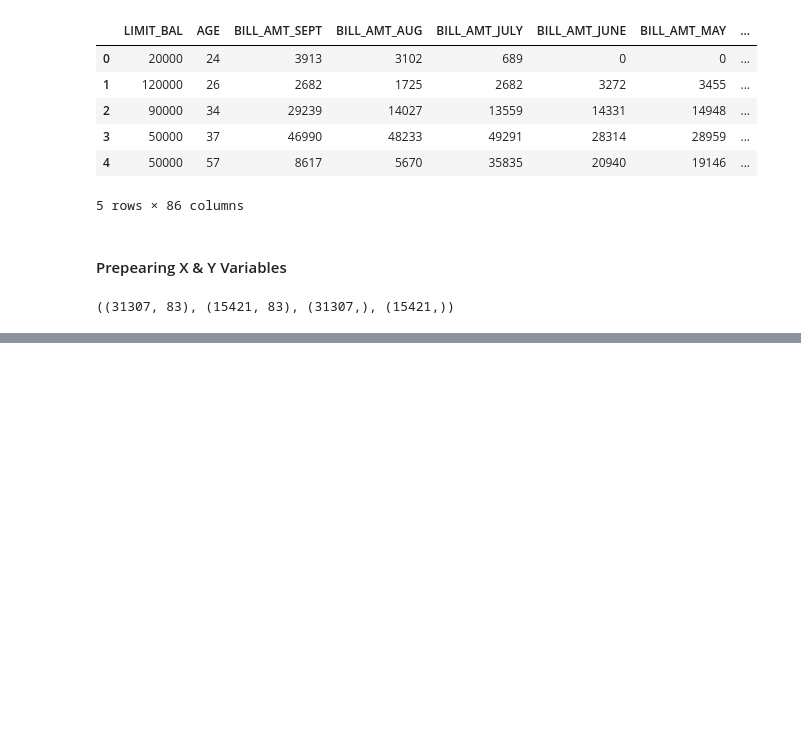
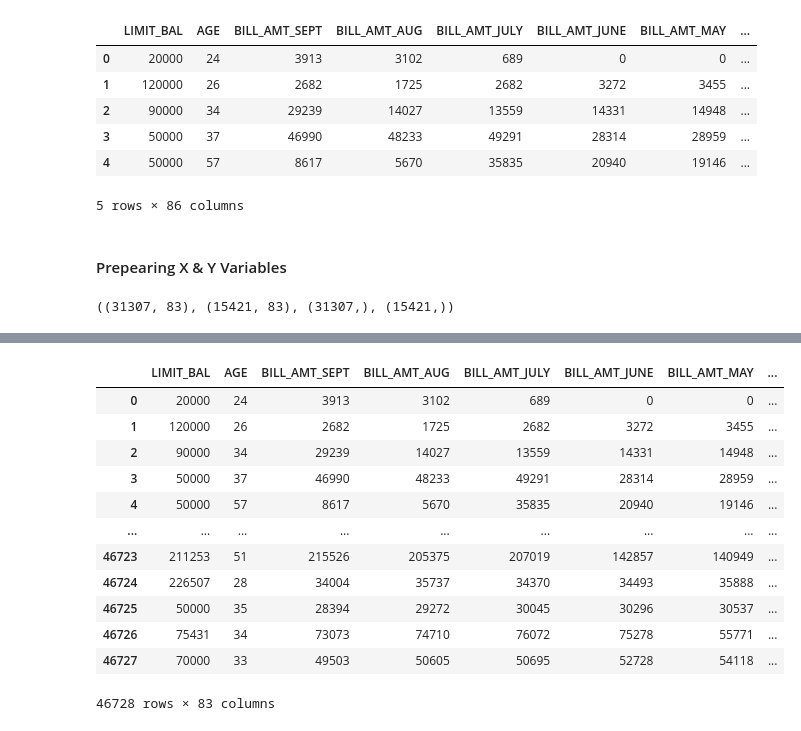
Before and after one commit to sans007/ML_Credit_Card_Defult_Prediction, a Jupyter notebook: Notebook/2.Model_Training.ipynb, the cells around one changed output, grey strips where cells are left out. Cells and saved outputs as stored; diff of their text form; code cells hidden in the pictures; blank space fills up the shorter version.

```diff
--- a/Notebook/2.Model_Training.ipynb
+++ b/Notebook/2.Model_Training.ipynb
@@ -453,0 +639,17 @@ Learning rate set to 0.04483
+# %%
+X1 = df_fr.drop(['default','Payement_Value','Dues'],axis=1)
+X1
+# %% [output]
+|  | LIMIT_BAL | AGE | BILL_AMT_SEPT | BILL_AMT_AUG | BILL_AMT_JULY | BILL_AMT_JUNE | BILL_AMT_MAY | ... |
+| 0 | 20000 | 24 | 3913 | 3102 | 689 | 0 | 0 | ... |
+| 1 | 120000 | 26 | 2682 | 1725 | 2682 | 3272 | 3455 | ... |
+| 2 | 90000 | 34 | 29239 | 14027 | 13559 | 14331 | 14948 | ... |
+| 3 | 50000 | 37 | 46990 | 48233 | 49291 | 28314 | 28959 | ... |
+| 4 | 50000 | 57 | 8617 | 5670 | 35835 | 20940 | 19146 | ... |
+| ... | ... | ... | ... | ... | ... | ... | ... | ... |
+| 46723 | 211253 | 51 | 215526 | 205375 | 207019 | 142857 | 140949 | ... |
+| 46724 | 226507 | 28 | 34004 | 35737 | 34370 | 34493 | 35888 | ... |
+| 46725 | 50000 | 35 | 28394 | 29272 | 30045 | 30296 | 30537 | ... |
+| 46726 | 75431 | 34 | 73073 | 74710 | 76072 | 75278 | 55771 | ... |
+| 46727 | 70000 | 33 | 49503 | 50605 | 50695 | 52728 | 54118 | ... |
+46728 rows × 83 columns
```
Also changed, not shown: parts of 27 cells of this notebook, 5 other files.
